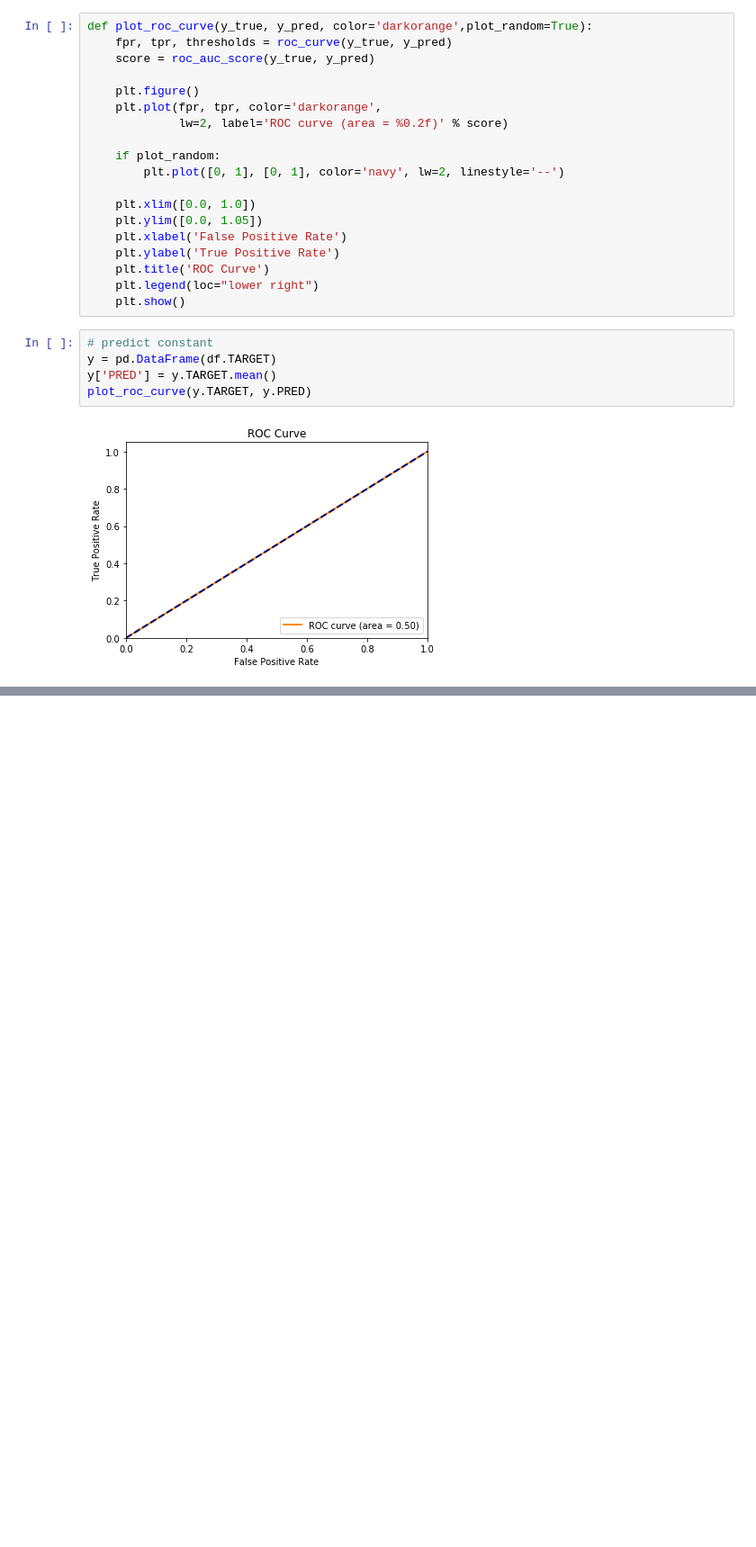
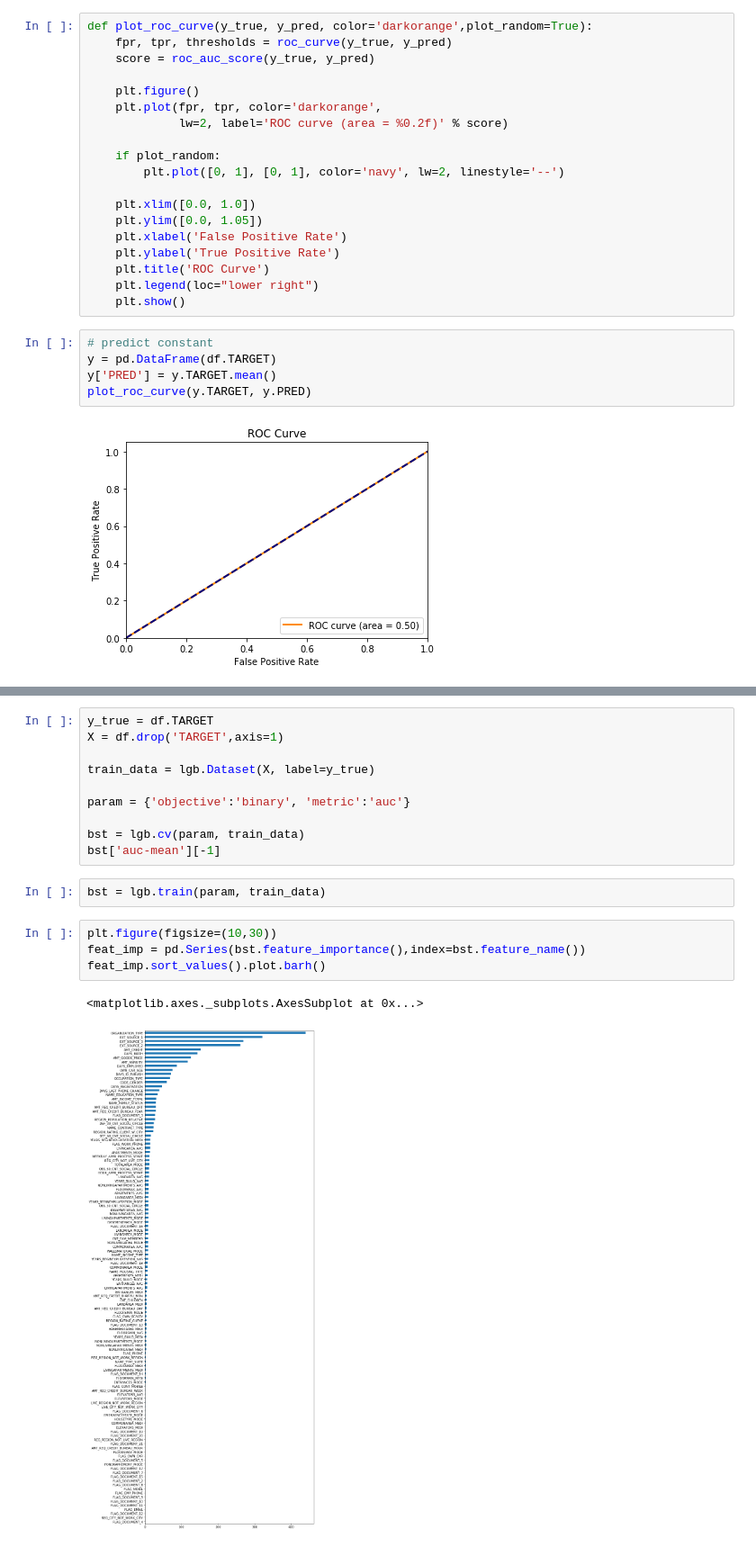
Before and after one commit to jack89roberts/kaggle-home-credit-default-risk, a Jupyter notebook: home_credit_default_risk.ipynb, the cells around one changed output, grey strips where cells are left out. Shown at 90% size. Drawn from its saved outputs; the diff is of its cells as text; blank space fills up the shorter version.

```diff
--- a/home_credit_default_risk.ipynb
+++ b/home_credit_default_risk.ipynb
@@ -316,0 +476,19 @@ Fitting 5 folds for each of 5 candidates, totalling 25 fits
+# %%
+y_true = df.TARGET
+X = df.drop('TARGET',axis=1)
+
+train_data = lgb.Dataset(X, label=y_true)
+
+param = {'objective':'binary', 'metric':'auc'}
+
+bst = lgb.cv(param, train_data)
+bst['auc-mean'][-1]
+# %%
+bst = lgb.train(param, train_data)
+# %%
+plt.figure(figsize=(10,30))
+feat_imp = pd.Series(bst.feature_importance(),index=bst.feature_name())
+feat_imp.sort_values().plot.barh()
+# %% [output]
+<matplotlib.axes._subplots.AxesSubplot at 0x...>
+[figure, added]
```
Also changed, not shown: parts of 20 cells of this notebook, 2 other files.
